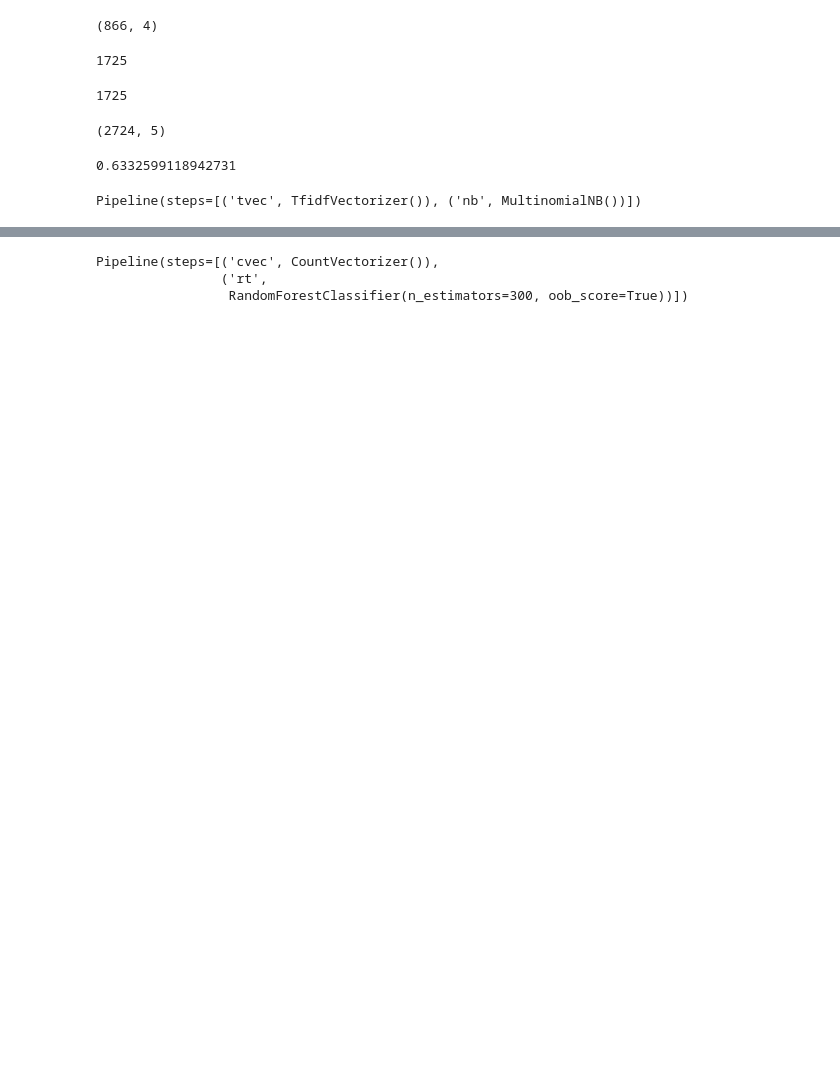
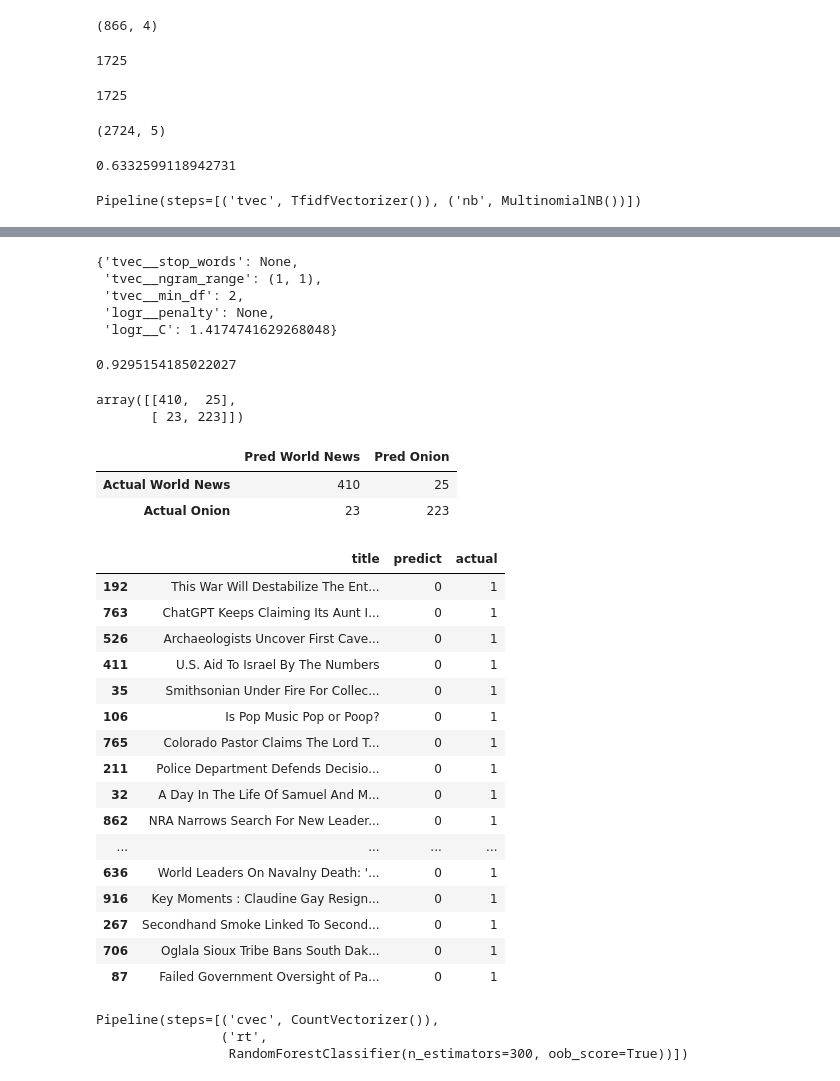
Before and after one commit to sr0e/DSB-TruthNet-Reddit, a Jupyter notebook: computing.ipynb, the cells around one changed output, grey strips where cells are left out. Drawn from its saved outputs; the diff is of its cells as text; code cells hidden in the pictures; blank space fills up the shorter version.

```diff
--- a/computing.ipynb
+++ b/computing.ipynb
@@ -144,0 +160,2 @@ pd.DataFrame(cm, columns = ['Pred World News', 'Pred Onion'], index = ['Actual W
+# %%
+pipe_logr.fit(X_train, y_train)
@@ -144,0 +189,12 @@ pd.DataFrame(cm, columns = ['Pred World News', 'Pred Onion'], index = ['Actual W
+# %%
+%%time
+params = {
+    'tvec__stop_words': [None, 'english'],
+    'tvec__ngram_range': [(1,1), (2,2)],
+    'tvec__min_df': [1, 2, 3],
+    'logr__penalty': [None, 'l2'],
+    'logr__C': np.logspace(-2, 1, 100)
+}
+
+rcv = RandomizedSearchCV(pipe_logr, params, n_iter=11, cv=5)
+rcv.fit(X_train, y_train)
@@ -144,0 +223,29 @@ pd.DataFrame(cm, columns = ['Pred World News', 'Pred Onion'], index = ['Actual W
+# %%
+rcv.best_params_
+# %% [output]
+{'tvec__stop_words': None,
+ 'tvec__ngram_range': (1, 1),
+ 'tvec__min_df': 2,
+ 'logr__penalty': None,
+ 'logr__C': 1.4174741629268048}
+# %%
+rcv.score(X_test, y_test)
+# %% [output]
+0.9295154185022027
+# %%
+y_predict = rcv.predict(X_test)
+cm_logr = metrics.confusion_matrix(y_test, y_predict)
+cm_logr
+# %% [output]
+array([[410,  25],
+       [ 23, 223]])
+# %%
+pd.DataFrame(cm_logr, columns = ['Pred World News', 'Pred Onion'], index = ['Actual World News', 'Actual Onion'])
+# %% [output]
+|  | Pred World News | Pred Onion |
+| Actual World News | 410 | 25 |
+| Actual Onion | 23 | 223 |
+# %%
+post_logr = pd.DataFrame(X_test.copy())
+post_logr['predict'] = y_predict
+post_logr['actual'] = y_test
@@ -145,3 +254,24 @@ pd.DataFrame(cm, columns = ['Pred World News', 'Pred Onion'], index = ['Actual W
+# %%
+FalseNeg_logr = post_logr.loc[(post_logr['predict'] == 0) & (post_logr['actual'] == 1)]
+FalseNeg_logr
+# %% [output]
+|  | title | predict | actual |
+| 192 | This War Will Destabilize The Ent... | 0 | 1 |
+| 763 | ChatGPT Keeps Claiming Its Aunt I... | 0 | 1 |
+| 526 | Archaeologists Uncover First Cave... | 0 | 1 |
+| 411 | U.S. Aid To Israel By The Numbers | 0 | 1 |
+| 35 | Smithsonian Under Fire For Collec... | 0 | 1 |
+| 106 | Is Pop Music Pop or Poop? | 0 | 1 |
+| 765 | Colorado Pastor Claims The Lord T... | 0 | 1 |
+| 211 | Police Department Defends Decisio... | 0 | 1 |
+| 32 | A Day In The Life Of Samuel And M... | 0 | 1 |
+| 862 | NRA Narrows Search For New Leader... | 0 | 1 |
+| ... | ... | ... | ... |
+| 636 | World Leaders On Navalny Death: '... | 0 | 1 |
+| 916 | Key Moments : Claudine Gay Resign... | 0 | 1 |
+| 267 | Secondhand Smoke Linked To Second... | 0 | 1 |
+| 706 | Oglala Sioux Tribe Bans South Dak... | 0 | 1 |
+| 87 | Failed Government Oversight of Pa... | 0 | 1 |
 # %%
 pipe_cvrt = Pipeline([
     ('cvec', CountVectorizer()),
```
Also changed, not shown: parts of 29 cells of this notebook.
